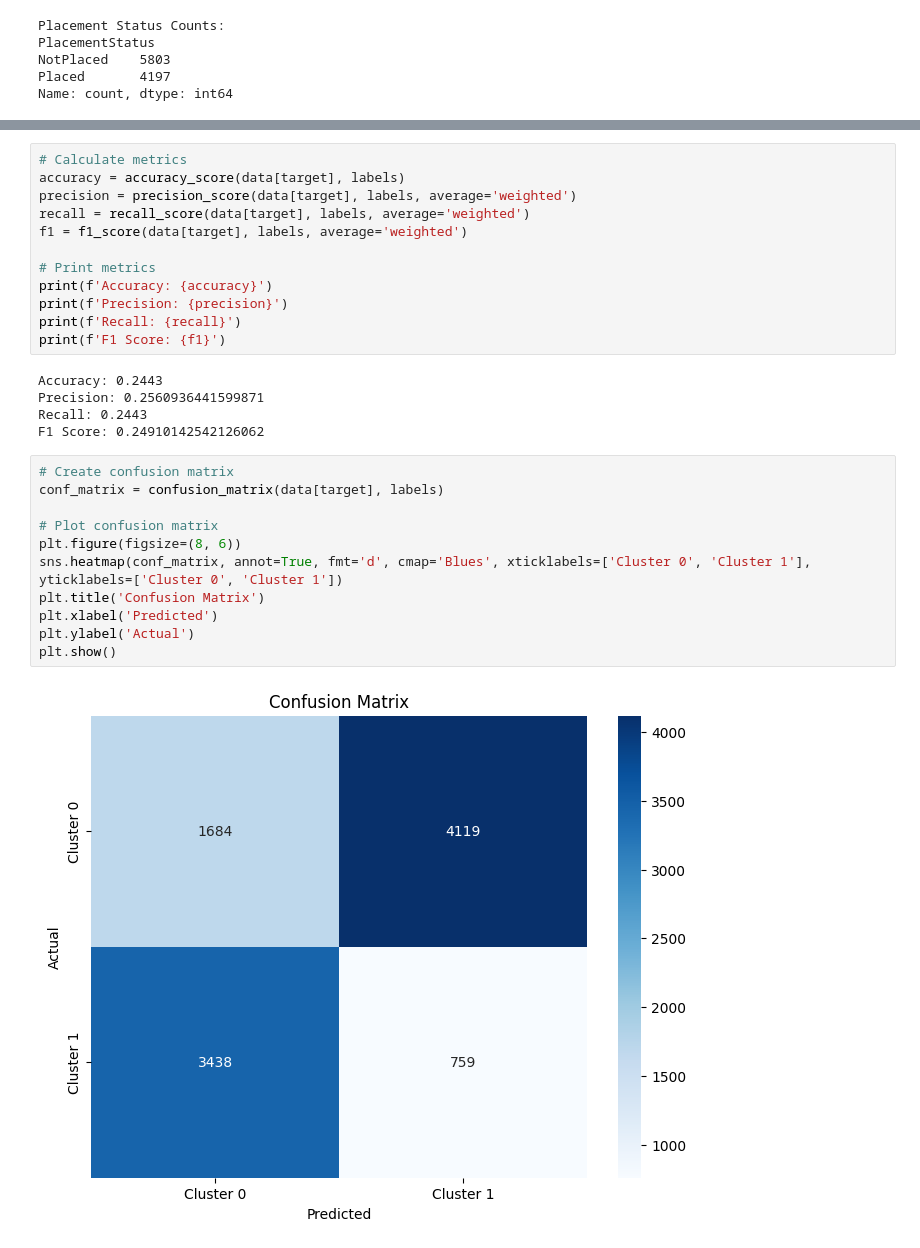
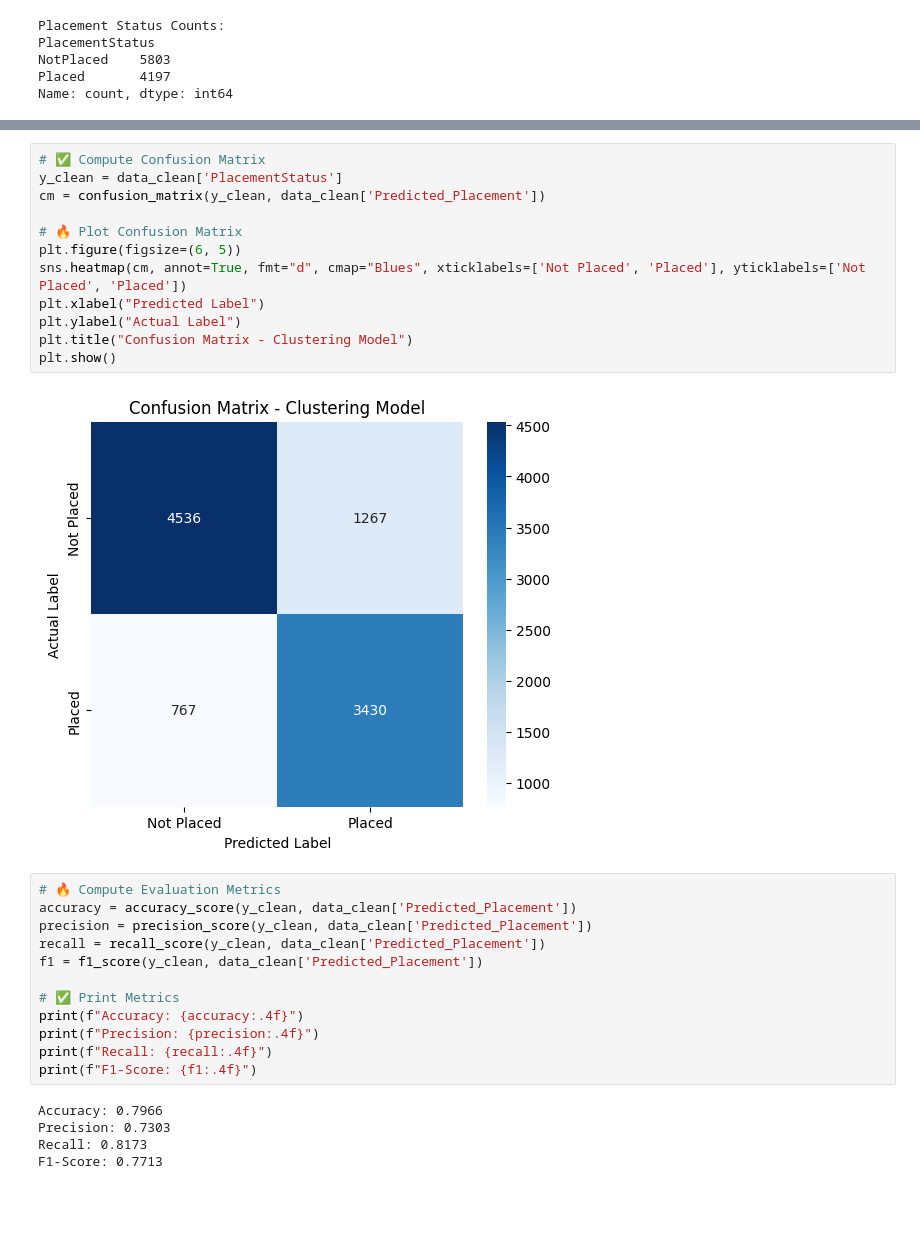
Before and after one commit to Hadeelhs/student-placement-prediction, a Jupyter notebook: placement_prediction.ipynb, the cells around one changed output, grey strips where cells are left out. Cells and saved outputs as stored; diff of their text form; blank space fills up the shorter version.

```diff
--- a/placement_prediction.ipynb
+++ b/placement_prediction.ipynb
@@ -130,30 +134,31 @@ plt.show()
+# %%
+# ✅ Compute Confusion Matrix
+y_clean = data_clean['PlacementStatus']
+cm = confusion_matrix(y_clean, data_clean['Predicted_Placement'])
+
+# 🔥 Plot Confusion Matrix
+plt.figure(figsize=(6, 5))
+sns.heatmap(cm, annot=True, fmt="d", cmap="Blues", xticklabels=['Not Placed', 'Placed'], yticklabels=['Not Placed', 'Placed'])
+plt.xlabel("Predicted Label")
+plt.ylabel("Actual Label")
+plt.title("Confusion Matrix - Clustering Model")
+plt.show()
+# %% [output]
+[figure, added]
 # %%
-# Calculate metrics
-accuracy = accuracy_score(data[target], labels)
-precision = precision_score(data[target], labels, average='weighted')
-recall = recall_score(data[target], labels, average='weighted')
-f1 = f1_score(data[target], labels, average='weighted')
+# 🔥 Compute Evaluation Metrics
+accuracy = accuracy_score(y_clean, data_clean['Predicted_Placement'])
+precision = precision_score(y_clean, data_clean['Predicted_Placement'])
+recall = recall_score(y_clean, data_clean['Predicted_Placement'])
+f1 = f1_score(y_clean, data_clean['Predicted_Placement'])
 
-# Print metrics
-print(f'Accuracy: {accuracy}')
-print(f'Precision: {precision}')
-print(f'Recall: {recall}')
-print(f'F1 Score: {f1}')
+# ✅ Print Metrics
+print(f"Accuracy: {accuracy:.4f}")
+print(f"Precision: {precision:.4f}")
+print(f"Recall: {recall:.4f}")
+print(f"F1-Score: {f1:.4f}")
 # %% [output]
-Accuracy: 0.2443
-Precision: 0.2560936441599871
-Recall: 0.2443
-F1 Score: 0.24910142542126062
+Accuracy: 0.7966
+Precision: 0.7303
+Recall: 0.8173
+F1-Score: 0.7713
-# %%
-# Create confusion matrix
-conf_matrix = confusion_matrix(data[target], labels)
-
-# Plot confusion matrix
-plt.figure(figsize=(8, 6))
-sns.heatmap(conf_matrix, annot=True, fmt='d', cmap='Blues', xticklabels=['Cluster 0', 'Cluster 1'], yticklabels=['Cluster 0', 'Cluster 1'])
-plt.title('Confusion Matrix')
-plt.xlabel('Predicted')
-plt.ylabel('Actual')
-plt.show()
-# %% [output]
-[figure, removed]
```
Also changed, not shown: parts of 8 cells of this notebook.
